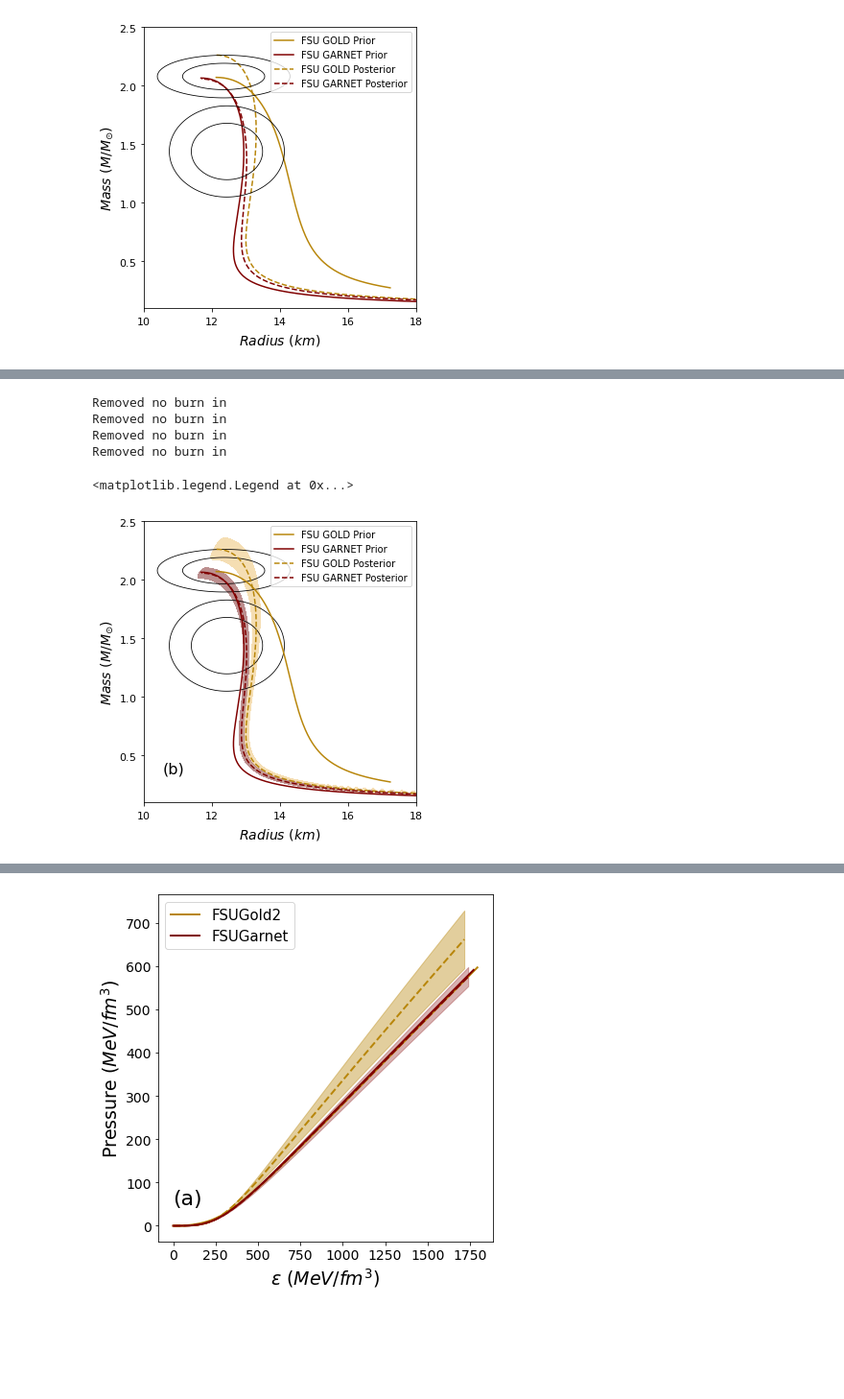
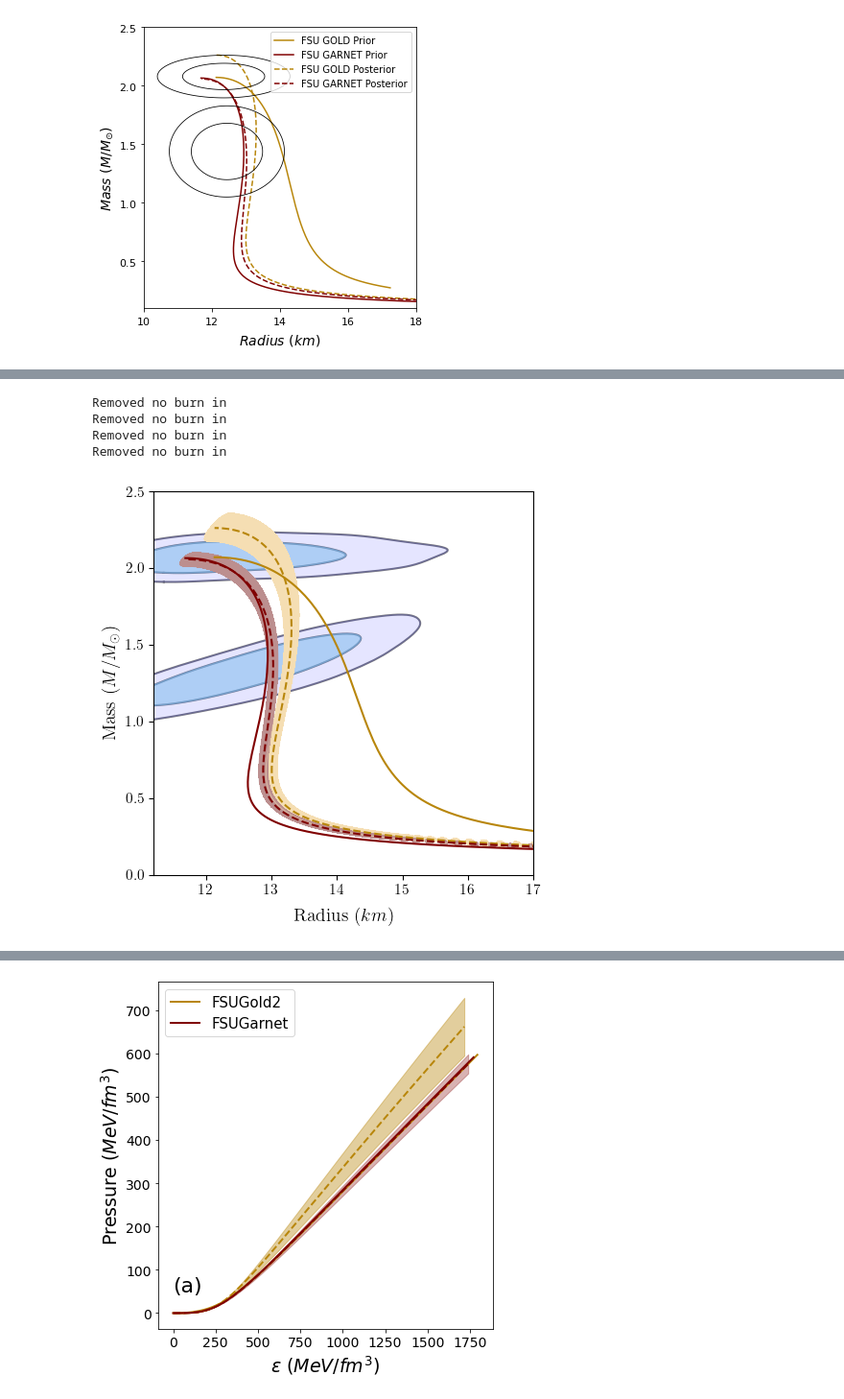
Before and after one commit to torquteam/FSU_NS_CODE, a Jupyter notebook: Python_and_outputs/MCMCpaper.ipynb, the cells around one changed output, grey strips where cells are left out. Shown at 96% size. Drawn from its saved outputs; the diff is of its cells as text; code cells hidden in the pictures; blank space fills up the shorter version.

Commit message:
thesis plots made

```diff
--- a/Python_and_outputs/MCMCpaper.ipynb
+++ b/Python_and_outputs/MCMCpaper.ipynb
@@ -437,6 +511,19 @@ Removed no burn in
 <matplotlib.legend.Legend at 0x...>
 [figure]
 # %%
+plt.rcParams.update({
+    'text.usetex': True,
+    'font.family': 'serif',
+    'font.serif': ['Computer Modern'],
+    'font.size': 14,
+    'axes.titlesize': 14,
+    'axes.labelsize': 16,
+    'xtick.labelsize': 17,
+    'ytick.labelsize': 17,
+    'legend.fontsize': 16,
+    'text.latex.preamble': r'\usepackage{bm}',
+})
+
 # import correlations
 from matplotlib.gridspec import GridSpec
 gold_bem_dens = np.loadtxt("CORR_BEM_dens_GOLD.txt")
@@ -520,5 +607,5 @@ ax5.tick_params(axis='both', which='major', labelsize=17)
 
 fig.legend(['NSM FSUGold2','NSM FSUGarnet',],ncol=4,loc=[0.32,0.45],fontsize=16)
 plt.tight_layout()
-plt.savefig('Figure6.png',transparent=False,facecolor='white',bbox_inches='tight')
+plt.savefig('Figure13.png',transparent=False,facecolor='white',bbox_inches='tight',dpi=500)
 # %% [output]
@@ -586,6 +688,25 @@ plt.savefig('Figure5.png',transparent=False,facecolor='white')
 # %%
+# Set font to a more professional style
+plt.rcParams.update({
+    'text.usetex': True,
+    'font.family': 'serif',
+    'font.serif': ['Computer Modern'],
+    'font.size': 14,
+    'axes.titlesize': 14,
+    'axes.labelsize': 16,
+    'xtick.labelsize': 15,
+    'ytick.labelsize': 15,
+    'legend.fontsize': 14,
+    'text.latex.preamble': r'\usepackage{bm}',
+})
+
+
 garnpost = np.loadtxt("MR_BAND_GARNET_XEFT.txt")
 goldpost = np.loadtxt("MR_BAND_GOLD_XEFT.txt")
+J0030_68 = np.loadtxt("J0030_Riley19_NICERonly_STPST_68.txt")
+J0030_95 = np.loadtxt("J0030_Riley19_NICERonly_STPST_95.txt")
+J0740_68 = np.loadtxt("J0740_Riley21_68.txt")
+J0740_95 = np.loadtxt("J0740_Riley21_95.txt")
 
 # Get a sample of the mass/radius distribution
 ndim = 2
@@ -593,45 +714,50 @@ nsamp = 100000
 random_state = np.random.default_rng(10) # seed random generator
 cov = [[0.75**2,0],[0,0.07**2]]
 samps = random_state.multivariate_normal([12.35,2.08], cov, size=nsamp)
 cov = [[0.65**2,0],[0,0.15**2]]
 samps2 = random_state.multivariate_normal([12.45,1.44], cov, size=nsamp)
 
 names = ['R','M']
-labels = ['Radius \ (km)',r'Mass \ (M/M_{\odot})']
+labels = [r'\textrm{Radius} \ (km)',r'\textrm{Mass} \ (M/M_{\odot})']
 samplesMR1 = MCSamples(samples=garnpost[:,[4,5]],names = names, labels=labels,settings={'fine_bins_2D':1000})
 samplesMR2 = MCSamples(samples=goldpost[:,[4,5]],names = names, labels=labels,settings={'fine_bins_2D':1000})
 samples = MCSamples(samples=samps,names = names, labels = labels,settings={'smooth_scale_2D':0.9,'fine_bins_2D':100})
 samples2 = MCSamples(samples=samps2,names = names, labels = labels,settings={'smooth_scale_2D':0.9,'fine_bins_2D':100})
 
 g = plots.get_subplot_plotter(width_inch=5)
 
 gol = 426
 gar = 390
 gol_x = 372
 gar_x = 397
-g.add_line(goldMR[:gol,2],goldMR[:gol,3],ls='solid',color='darkgoldenrod')
-g.add_line(garnetMR[:gar,2],garnetMR[:gar,3],ls='solid',color='maroon')
-g.add_line(goldMR_XEFT[:gol_x,2],goldMR_XEFT[:gol_x,3],ls='dashed',color='darkgoldenrod')
-g.add_line(garnetMR_XEFT[:gar_x,2],garnetMR_XEFT[:gar_x,3],ls='dashed',color='maroon')
+
+g.add_line(J0030_68[:,0],J0030_68[:,1],ls='solid')
+g.add_line(J0030_95[:,0],J0030_95[:,1],ls='solid')
+g.add_line(J0740_68[:,0],J0740_68[:,1],ls='solid')
+g.add_line(J0740_95[:,0],J0740_95[:,1],ls='solid')
+
+g.add_line(goldMR[:gol,2],goldMR[:gol,3],ls='solid',color='darkgoldenrod',zorder=5)
+g.add_line(garnetMR[:gar,2],garnetMR[:gar,3],ls='solid',color='maroon',zorder=5)
+g.add_line(goldMR_XEFT[:gol_x,2],goldMR_XEFT[:gol_x,3],ls='dashed',color='darkgoldenrod',zorder=5)
+g.add_line(garnetMR_XEFT[:gar_x,2],garnetMR_XEFT[:gar_x,3],ls='dashed',color='maroon',zorder=5)
+
+ax = g.fig.axes[0]
+ax.fill(J0030_68[:,0],J0030_68[:,1], color='skyblue', alpha=0.5)
+ax.fill(J0030_95[:,0],J0030_95[:,1], color='blue', alpha=0.1)
+ax.fill(J0740_68[:,0],J0740_68[:,1], color='skyblue', alpha=0.5)
+ax.fill(J0740_95[:,0],J0740_95[:,1], color='blue', alpha=0.1)
 
 samplesMR2.updateSettings({'contours': [0.95]})
 g.plot_2d([samplesMR2],'R','M',filled=True,colors=['wheat'],lims=[11.2,17,0,2.5])
 
 samplesMR1.updateSettings({'contours': [0.95]})
 g.plot_2d([samplesMR1],'R','M',filled=True,colors=['rosybrown'],lims=[11.2,17,0,2.5])
 
-samples.updateSettings({'contours': [0.68, 0.95]})
-g.plot_2d([samples, samples2],'R', 'M', labels = labels, lims=[10,18,0.1,2.5],colors=['black','black'],ls=['-','-'],lws=[0.8,0.8])
-
-g.add_text('(b)',0.07,0.12,fontsize=16)
-
-g.export('RM_Observ_XEFT.png',transparent=False,facecolor='white')
-plt.legend(['FSU GOLD Prior','FSU GARNET Prior','FSU GOLD Posterior','FSU GARNET Posterior'])
+g.fig.savefig('Figure11a.png',transparent=False,facecolor='white',dpi=500)
 # %% [output]
 Removed no burn in
 Removed no burn in
 Removed no burn in
 Removed no burn in
-<matplotlib.legend.Legend at 0x...>
-[figure, old version]
+[figure, new version]
 # %%
```
Also changed, not shown: parts of 11 cells of this notebook, 13 other files.
